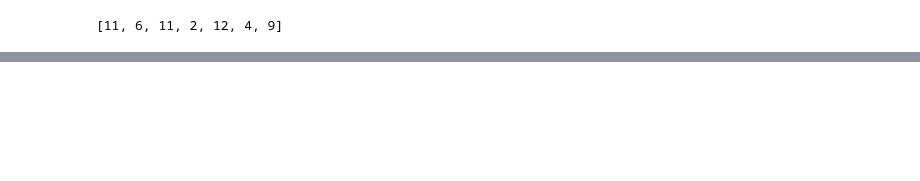
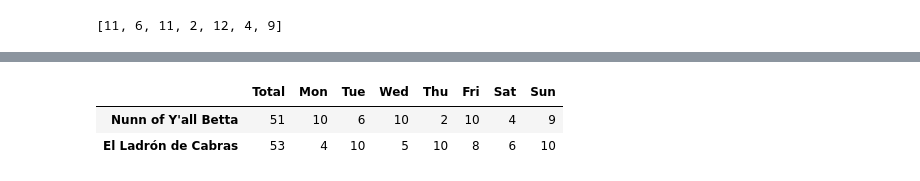
Before and after one commit to JaumeClave/waiver_wire_machine, a Jupyter notebook: notebooks/05_predicted_matchup_stats.ipynb, the cells around one changed output, grey strips where cells are left out. Saved outputs shown, nothing was run; the diff lists cells and outputs as text; code cells hidden in the pictures; blank space fills up the shorter version.

```diff
--- a/notebooks/05_predicted_matchup_stats.ipynb
+++ b/notebooks/05_predicted_matchup_stats.ipynb
@@ -431,0 +452,13 @@ SyntaxError: invalid syntax (<ipython-input-57-bed5aaf71820>, line 1)
+# %%
+DAILY_COLUMNS = ["Total", "Mon", "Tue", "Wed", "Thu", "Fri", "Sat", "Sun"]
+def create_daily_game_count_dataframe(game_count_list, team_dict):
+    """
+
+    @param game_count_list:
+    @return:
+    """
+    matchup_daily_game_dataframe = pd.DataFrame()
+    matchup_daily_game_dataframe[team_dict[NAME_KEY]] = game_count_list
+    matchup_daily_game_dataframe = matchup_daily_game_dataframe.T
+    matchup_daily_game_dataframe.columns = DAILY_COLUMNS
+    return matchup_daily_game_dataframe
@@ -431,0 +565,3 @@ SyntaxError: invalid syntax (<ipython-input-57-bed5aaf71820>, line 1)
+# %%
+nunn = get_team_daily_game_count_dataframe_pipeline(af.NUNN_OF_YALL_BETTA, week="current")
+ladron = get_team_daily_game_count_dataframe_pipeline(af.EL_LADRON_DE_CABRAS, week="current")
@@ -431,0 +586,20 @@ SyntaxError: invalid syntax (<ipython-input-57-bed5aaf71820>, line 1)
+# %%
+matchup_daily_game_count_dataframe = nunn.append(ladron)
+# %%
+def get_matchup_daily_game_count_dataframe_pipeline(team1_dict, team2_dict, week="current"):
+    """
+
+    @param team1_dict:
+    @param team2_dict:
+    @param week:
+    @return:
+    """
+    team1_daily_game_dataframe = get_team_daily_game_count_dataframe_pipeline(team1_dict, week)
+    team2_daily_game_dataframe = get_team_daily_game_count_dataframe_pipeline(team2_dict, week)
+    matchup_daily_game_count_dataframe = team1_daily_game_dataframe.append\
+        (team2_daily_game_dataframe)
+    return matchup_daily_game_count_dataframe
+# %%
+get_matchup_daily_game_count_dataframe_pipeline(af.NUNN_OF_YALL_BETTA, af.EL_LADRON_DE_CABRAS,
+                                                week="current")
+# %% [output]
@@ -431,0 +623,3 @@ SyntaxError: invalid syntax (<ipython-input-57-bed5aaf71820>, line 1)
+|  | Total | Mon | Tue | Wed | Thu | Fri | Sat | Sun |
+| Nunn of Y'all Betta | 51 | 10 | 6 | 10 | 2 | 10 | 4 | 9 |
+| El Ladrón de Cabras | 53 | 4 | 10 | 5 | 10 | 8 | 6 | 10 |
```
Also changed, not shown: parts of 9 cells of this notebook, 1 other file.
